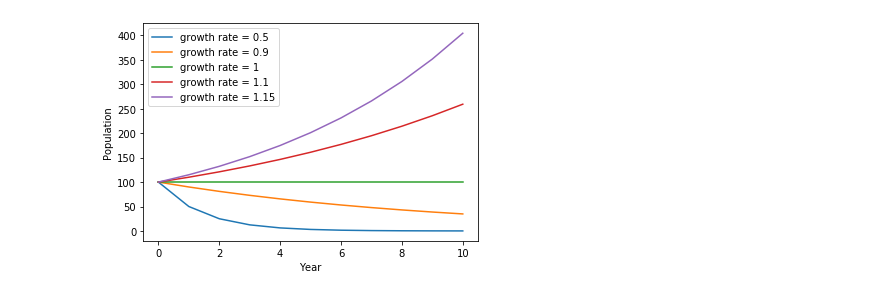
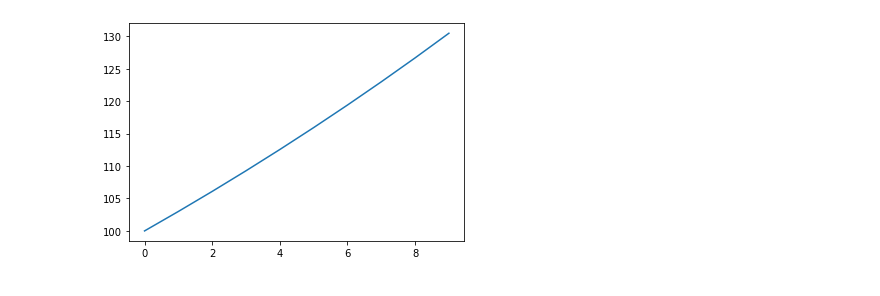
Before and after one commit to rahollis/rahollis.github.io, a Jupyter notebook: _static/week5_in_class.ipynb, the cells around one changed output. Drawn from its saved outputs; the diff is of its cells as text; code cells hidden in the pictures.

```diff
--- a/_static/week5_in_class.ipynb
+++ b/_static/week5_in_class.ipynb
@@ -12 +11,10 @@ def basic_pop_model(pop_init,growth_rate,N):
+# %%
+def PopulationModel(P_0,alpha,T):
+    population_values = [P_0]
+    current_population = P_0
+    for t in range(T-1):
+        new_population = current_population*(1+alpha)
+        current_population = new_population
+        population_values.append(new_population)
+    return population_values
 # %%
@@ -26,2 +33,5 @@ basic_pop_model(100,0.96,10)
+# %%
+inputs = [t for t in range(10)]
+outputs = PopulationModel(100,0.03,10)
 # %%
 import matplotlib.pyplot as plt
@@ -87,4 +38,5 @@ def graph_multi_model(pop_init,growth_rates,N):
-# %%
-graph_multi_model(100,[0.5,0.9,1,1.1,1.15],10)
-# %% [output]
-[figure, removed]
+# %%
+plt.plot(inputs,outputs)
+plt.show()
+# %% [output]
+[figure, added]
```
Also changed, not shown: parts of 15 cells of this notebook, 17 other files.
